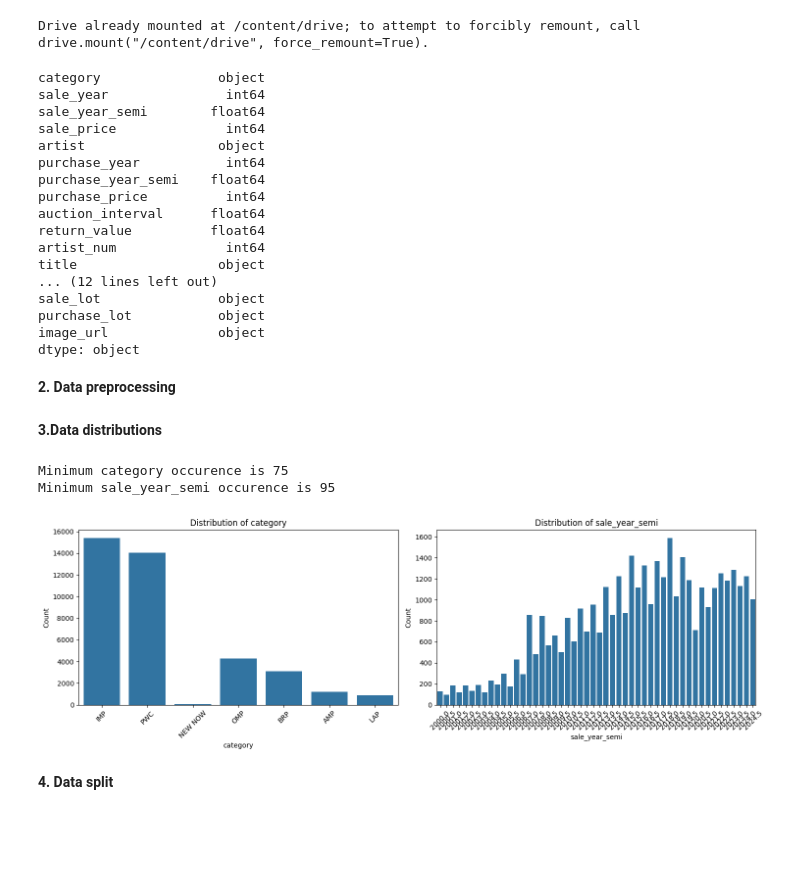
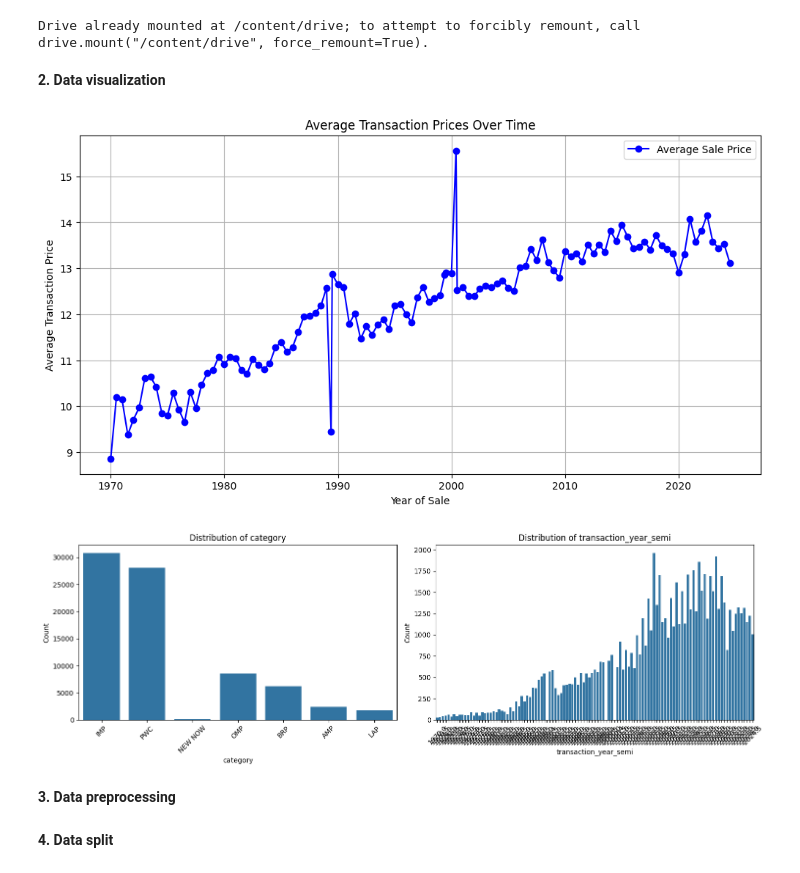
Before and after one commit to janwaelty/Master-Thesis, a Jupyter notebook: data_preprocessing.ipynb, the cells around one changed output. Drawn from its saved outputs; the diff is of its cells as text; code cells hidden in the pictures; blank space fills up the shorter version.

```diff
--- a/data_preprocessing.ipynb
+++ b/data_preprocessing.ipynb
@@ -26,25 +33,5 @@ artist_data_path= "/content/drive/My Drive/artist_graph_data.xlsx"
 artwork_numeric_data = pd.read_excel(artist_data_path)
 # %% [output]
 Drive already mounted at /content/drive; to attempt to forcibly remount, call drive.mount("/content/drive", force_remount=True).
-# %%
-print(artwork_numeric_data.dtypes)
-# %% [output]
-category               object
-sale_year               int64
-sale_year_semi        float64
-sale_price              int64
-artist                 object
-purchase_year           int64
-purchase_year_semi    float64
-purchase_price          int64
-auction_interval      float64
-return_value          float64
-artist_num              int64
-title                  object
-... (12 lines left out)
-sale_lot               object
-purchase_lot           object
-image_url              object
-dtype: object
 # %% [markdown]
-**2. Data preprocessing**
+**2. Data visualization**
@@ -51,3 +82,17 @@ dtype: object
+# %%
+visualization_data = repeated_to_single_transactions(artwork_numeric_data)
+
+plot_avg_sale_prices_over_time(visualization_data)
+
+
+
+categorical_columns = ['category', 'transaction_year_semi']
+plot_categorical_features(visualization_data, categorical_columns)
+# %% [output]
+[figure, added]
+[figure, added]
+# %% [markdown]
+**3. Data preprocessing**
 # %%
 def repeated_to_single_transactions(df):
     """
@@ -94,38 +139,5 @@ def data_filter(data, vars, min_price=5000):
 
     return df[vars]
-# %% [markdown]
-**3.Data distributions**
-# %%
-# List of categorical variables
-categorical_columns = ['category', 'sale_year_semi']
-
-
-# get minimum occurence per variable
-for idx, var in enumerate(categorical_columns):
-  counts = artwork_numeric_data[var].value_counts()
-  print(f"Minimum {var} occurence is {min(counts)}")
-
-
-
-# visualize distribution of categorical variables
-fig, axes = plt.subplots(1, len(categorical_columns), figsize=(15, 5))
-
-
-for i, column in enumerate(categorical_columns):
-    ax = axes[i]
-    sns.countplot(x=column, data=artwork_numeric_data, ax=ax)
-    ax.set_title(f'Distribution of {column}')
-    ax.set_xlabel(column)
-    ax.set_ylabel('Count')
-    ax.tick_params(axis='x', rotation=45)
-
-
-plt.tight_layout()
-plt.show()
-# %% [output]
-Minimum category occurence is 75
-Minimum sale_year_semi occurence is 95
-[figure, removed]
 # %% [markdown]
 **4. Data split**
 # %%
```
Also changed, not shown: parts of 12 cells of this notebook.
